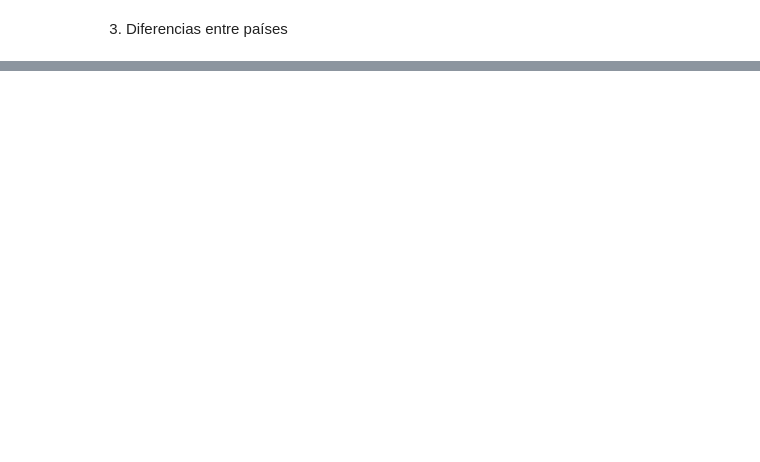
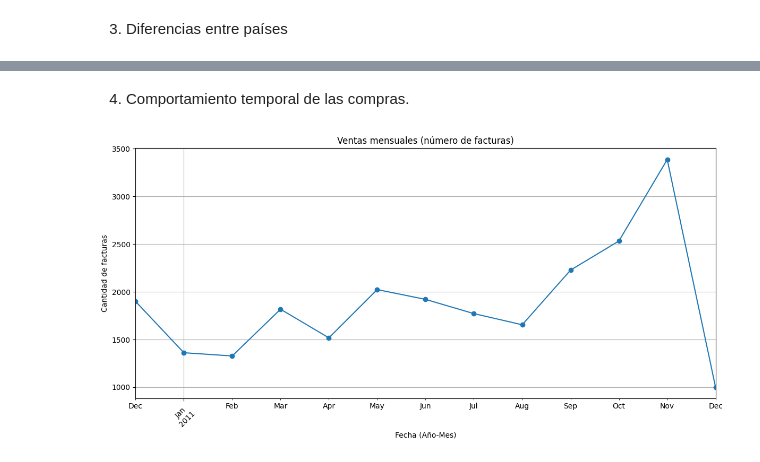
Before and after one commit to benmancilla/EDA_FundamentosML_BenjaminMancilla, a Jupyter notebook: Revision.ipynb, the cells around one changed output, grey strips where cells are left out. Saved outputs shown, nothing was run; the diff lists cells and outputs as text; code cells hidden in the pictures; blank space fills up the shorter version.

```diff
--- a/Revision.ipynb
+++ b/Revision.ipynb
@@ -229,0 +312,22 @@ Estos serian los mercados más fuertes despues del Reino Unido
+# %% [markdown]
+4. Comportamiento temporal de las compras.
+# %%
+# Asegurarse de que InvoiceDate esté en formato datetime
+data['InvoiceDate'] = pd.to_datetime(data['InvoiceDate'])
+
+# Crear una nueva columna con año y mes
+data['YearMonth'] = data['InvoiceDate'].dt.to_period('M')
+
+# Agrupar por año y mes, contando la cantidad de facturas únicas
+ventas_mensuales = data.groupby('YearMonth')['InvoiceNo'].nunique()
+
+# Graficar el comportamiento mensual
+ventas_mensuales.plot(kind='line', marker='o', figsize=(12,6), title='Ventas mensuales (número de facturas)')
+plt.ylabel('Cantidad de facturas')
+plt.xlabel('Fecha (Año-Mes)')
+plt.grid(True)
+plt.xticks(rotation=45)
+plt.tight_layout()
+plt.show()
+# %% [output]
+[figure, added]
```
Also changed, not shown: parts of 18 cells of this notebook.
